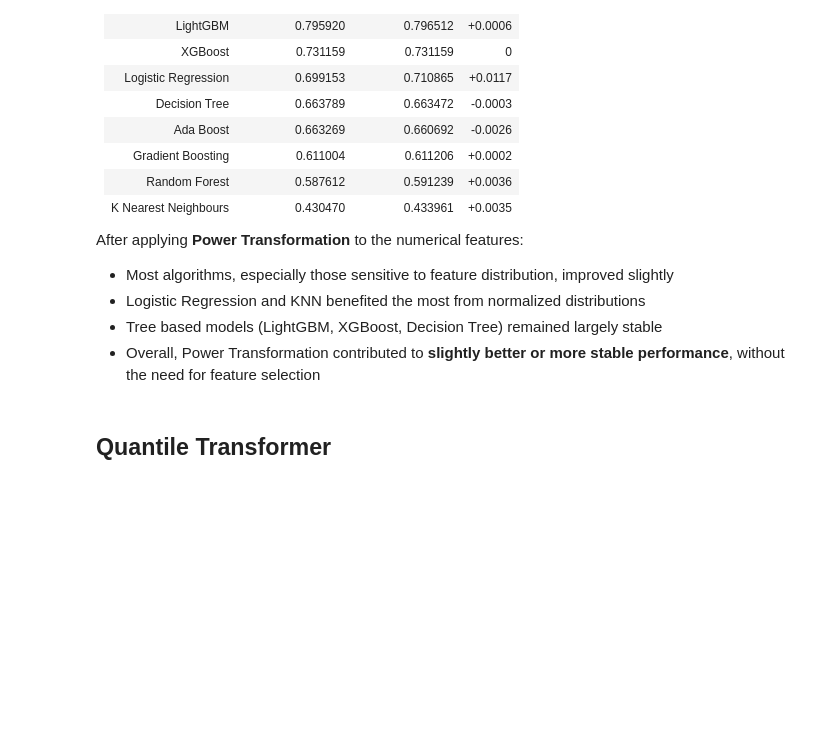
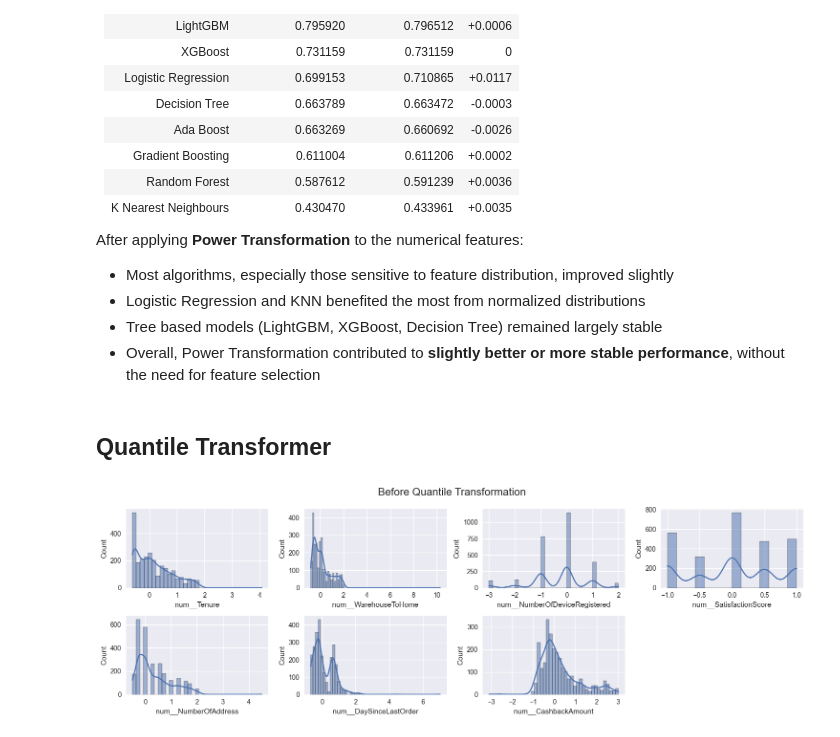
Before and after one commit to nayana-sisil/predictive-customer-churn-ecommerce-retention, a Jupyter notebook: cutomer_churn.ipynb, the cells around one changed output. Cells and saved outputs as stored; diff of their text form; code cells hidden in the pictures; blank space fills up the shorter version.

```diff
--- a/cutomer_churn.ipynb
+++ b/cutomer_churn.ipynb
@@ -983,3 +979,7 @@ After applying **Power Transformation** to the numerical features:
 - Overall, Power Transformation contributed to **slightly better or more stable performance**, without the need for feature selection
 # %% [markdown]
 ## Quantile Transformer
+# %%
+transformer_plot('Before Quantile Transformation', X_train_preprocessed, columns)
+# %% [output]
+[figure, added]
```
Also changed, not shown: parts of 8 cells of this notebook.
